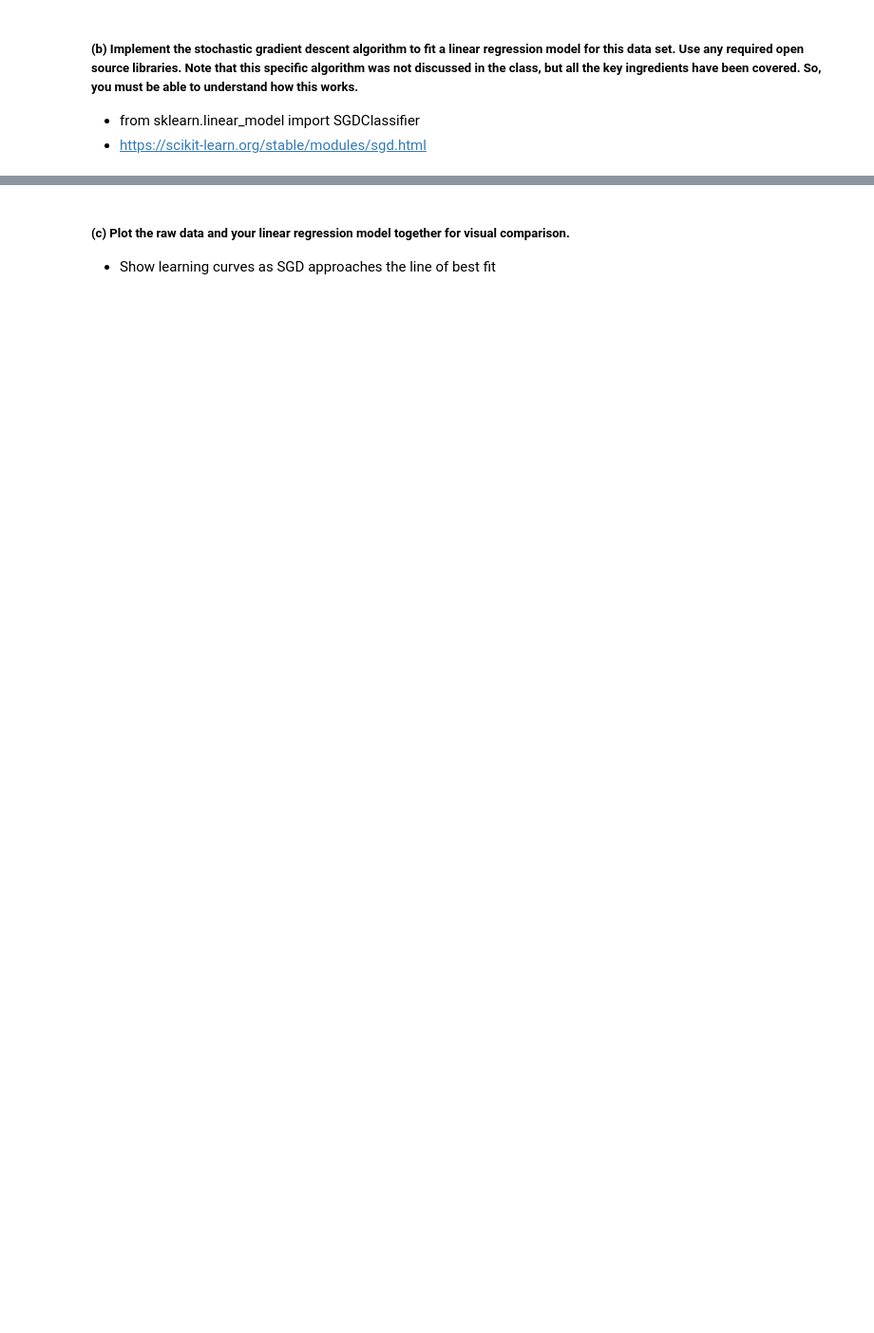
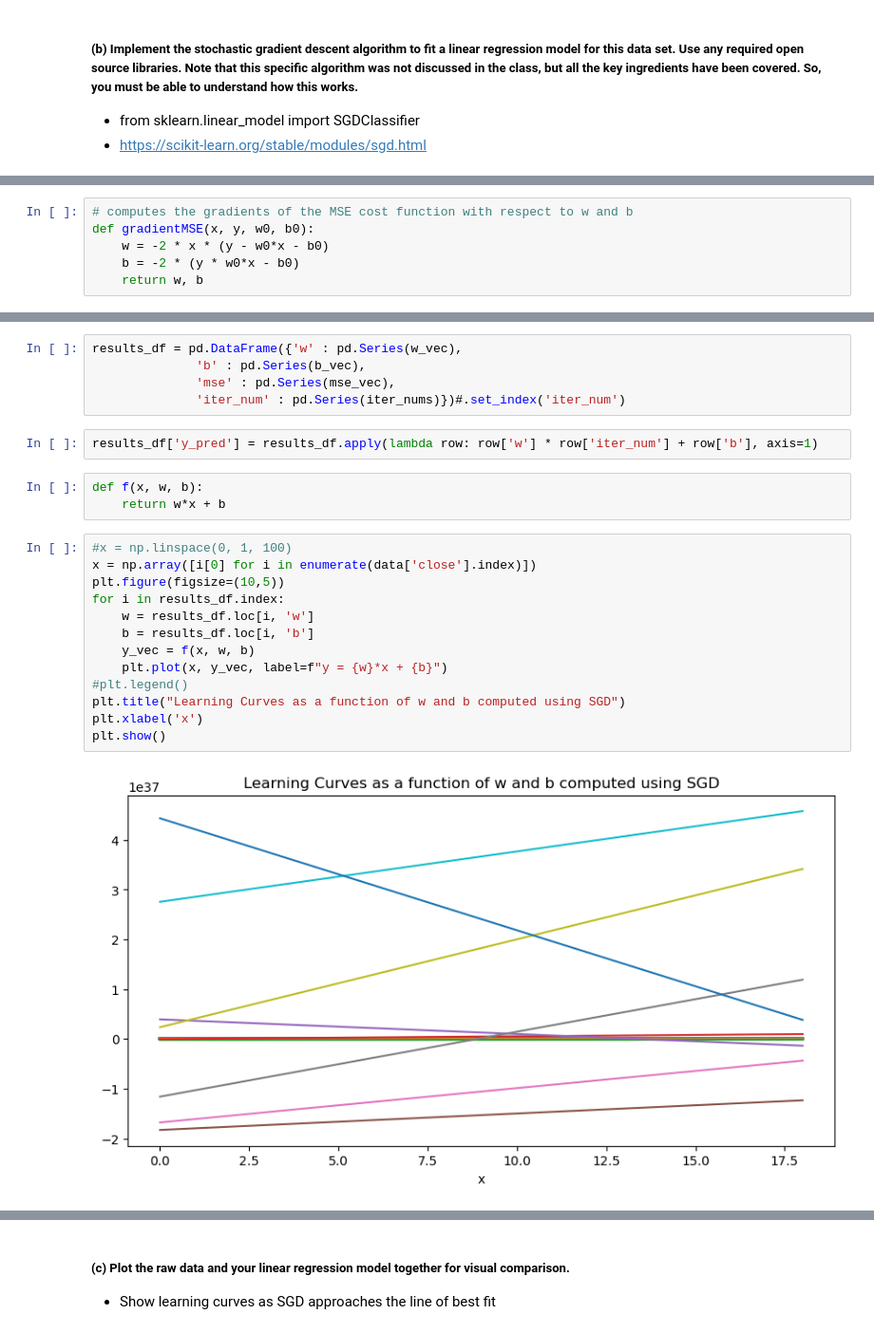
Before and after one commit to AhmadShah-1/BigDataAnalytics, a Jupyter notebook: Chris/midterm2.ipynb, the cells around one changed output, grey strips where cells are left out. Shown at 95% size. Cells and saved outputs as stored; diff of their text form; blank space fills up the shorter version.

```diff
--- a/Chris/midterm2.ipynb
+++ b/Chris/midterm2.ipynb
@@ -250,0 +246,6 @@ data['y_preds'] = y_preds
+# %%
+# computes the gradients of the MSE cost function with respect to w and b
+def gradientMSE(x, y, w0, b0):
+    w = -2 * x * (y - w0*x - b0)
+    b = -2 * (y * w0*x - b0)
+    return w, b
@@ -250,0 +306,25 @@ data['y_preds'] = y_preds
+# %%
+results_df = pd.DataFrame({'w' : pd.Series(w_vec),
+              'b' : pd.Series(b_vec),
+              'mse' : pd.Series(mse_vec),
+              'iter_num' : pd.Series(iter_nums)})#.set_index('iter_num')
+# %%
+results_df['y_pred'] = results_df.apply(lambda row: row['w'] * row['iter_num'] + row['b'], axis=1)
+# %%
+def f(x, w, b):
+    return w*x + b
+# %%
+#x = np.linspace(0, 1, 100)
+x = np.array([i[0] for i in enumerate(data['close'].index)])
+plt.figure(figsize=(10,5))
+for i in results_df.index:
+    w = results_df.loc[i, 'w']
+    b = results_df.loc[i, 'b']
+    y_vec = f(x, w, b)
+    plt.plot(x, y_vec, label=f"y = {w}*x + {b}")
+#plt.legend()
+plt.title("Learning Curves as a function of w and b computed using SGD")
+plt.xlabel('x')
+plt.show()
+# %% [output]
+[figure, added]
```
Also changed, not shown: parts of 24 cells of this notebook.
